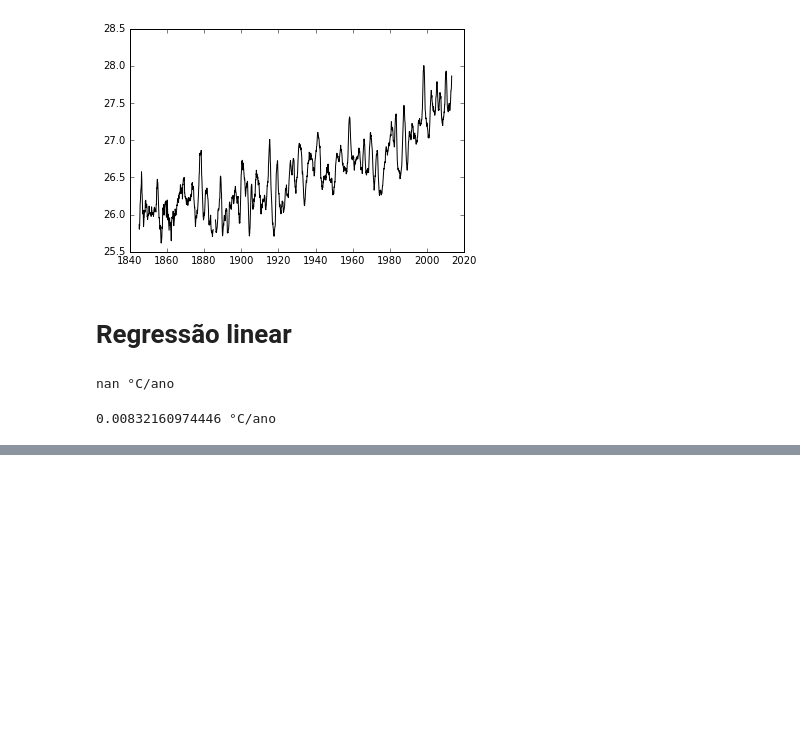
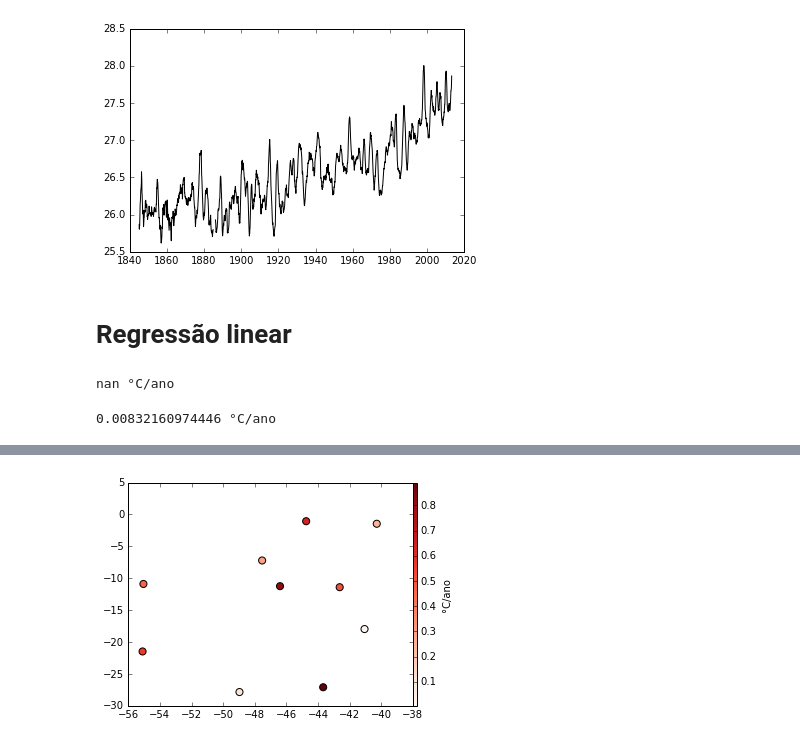
Before and after one commit to mat-esp-2016/capstone-carlosjessicathais8, a Jupyter notebook: capstone.ipynb, the cells around one changed output, grey strips where cells are left out. Drawn from its saved outputs; the diff is of its cells as text; code cells hidden in the pictures; blank space fills up the shorter version.

```diff
--- a/capstone.ipynb
+++ b/capstone.ipynb
@@ -110,0 +113,4 @@ print(a, '°C/ano')
+# %%
+lat=np.random.uniform(-30, -1, size=10)
+lon = np.random.uniform(-60, -40, size=10)
+variacao=np.random.uniform(0, 1, size=10)
@@ -110,0 +128,7 @@ print(a, '°C/ano')
+# %%
+plt.figure()
+plt.scatter(lon, lat, s=50, c=variacao,cmap="Reds")
+cb = plt.colorbar(pad=0, aspect=60)
+cb.set_label("°C/ano")
+# %% [output]
+[figure, added]
```
Also changed, not shown: parts of 5 cells of this notebook.
